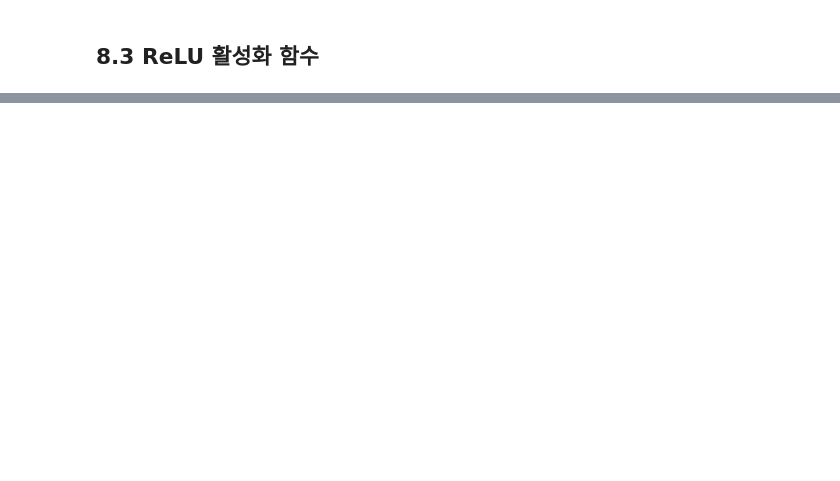
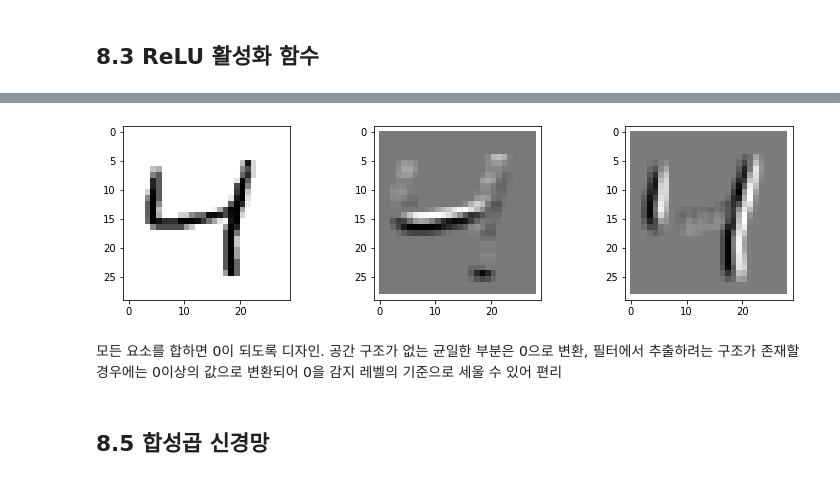
Before and after one commit to josephsh97KIM/MS_study, a Jupyter notebook: CAU_VIlab/week5_1.ipynb, the cells around one changed output, grey strips where cells are left out. Cells and saved outputs as stored; diff of their text form; code cells hidden in the pictures; blank space fills up the shorter version.

```diff
--- a/CAU_VIlab/week5_1.ipynb
+++ b/CAU_VIlab/week5_1.ipynb
@@ -211,0 +222,60 @@ plt.show()
+# %%
+import numpy as np
+from keras.datasets import mnist
+from keras.utils import np_utils
+(x_train, y_train), (x_test, y_test) = mnist.load_data()
+x_train = x_train.reshape(60000, 28, 28, 1)
+x_test = x_test.reshape(10000, 28, 28, 1)
+x_train = x_train.astype('float32')
+x_test = x_test.astype('float32')
+x_train /= 255
+x_test /= 255
+num_classes = 10
+y_train = np_utils.to_categorical(y_train, num_classes)
+y_test = np_utils.to_categorical(y_test, num_classes)
+# %%
+# 가로 및 세로 엣지를 강조하는 2개의 필터를 훈련 데이터의 2번째인 4에 적용해보기
+import matplotlib.pyplot as plt
+%matplotlib inline
+
+id_img = 2
+myfil1 = np.array([[1,1,1],[1,1,1],[-2,-2,-2]],dtype = float)
+myfil2 = np.array([[-2,1,1],[-2,1,1],[-2,1,1]],dtype=float)
+
+x_img = x_train[id_img, :, :, 0]
+img_h = 28
+img_w = 28
+x_img = x_img.reshape(img_h, img_w)
+out_img1 = np.zeros_like(x_img)
+out_img2 = np.zeros_like(x_img)
+
+# 필터 처리
+for ih in range(img_h -3):
+  for iw in range(img_w -3):
+    img_part = x_img[ih:ih + 3, iw:iw+3 ]
+    out_img1[ih + 1, iw + 1] = np.dot(img_part.reshape(-1), myfil1.reshape(-1))
+    out_img2[ih + 1, iw + 1] = np.dot(img_part.reshape(-1), myfil2.reshape(-1))
+
+# --표시
+plt.figure(1,figsize = (12,3.2))
+plt.subplots_adjust(wspace=0.5)
+plt.gray()
+plt.subplot(1,3,1)
+plt.pcolor(1-x_img)
+plt.xlim(-1,29)
+plt.ylim(29,-1)
+plt.subplot(1,3,2)
+plt.pcolor(-out_img1)
+plt.xlim(-1,29)
+plt.ylim(29,-1)
+plt.subplot(1,3,3)
+plt.pcolor(-out_img2)
+plt.xlim(-1,29)
+plt.ylim(29,-1)
+plt.show()
+# %% [output]
+[figure, added]
+# %% [markdown]
+모든 요소를 합하면 0이 되도록 디자인. 공간 구조가 없는 균일한 부분은 0으로 변환, 필터에서 추출하려는 구조가 존재할 경우에는 0이상의 값으로 변환되어 0을 감지 레벨의 기준으로 세울 수 있어 편리
+# %% [markdown]
+## 8.5 합성곱 신경망
```
Also changed, not shown: parts of 19 cells of this notebook.
